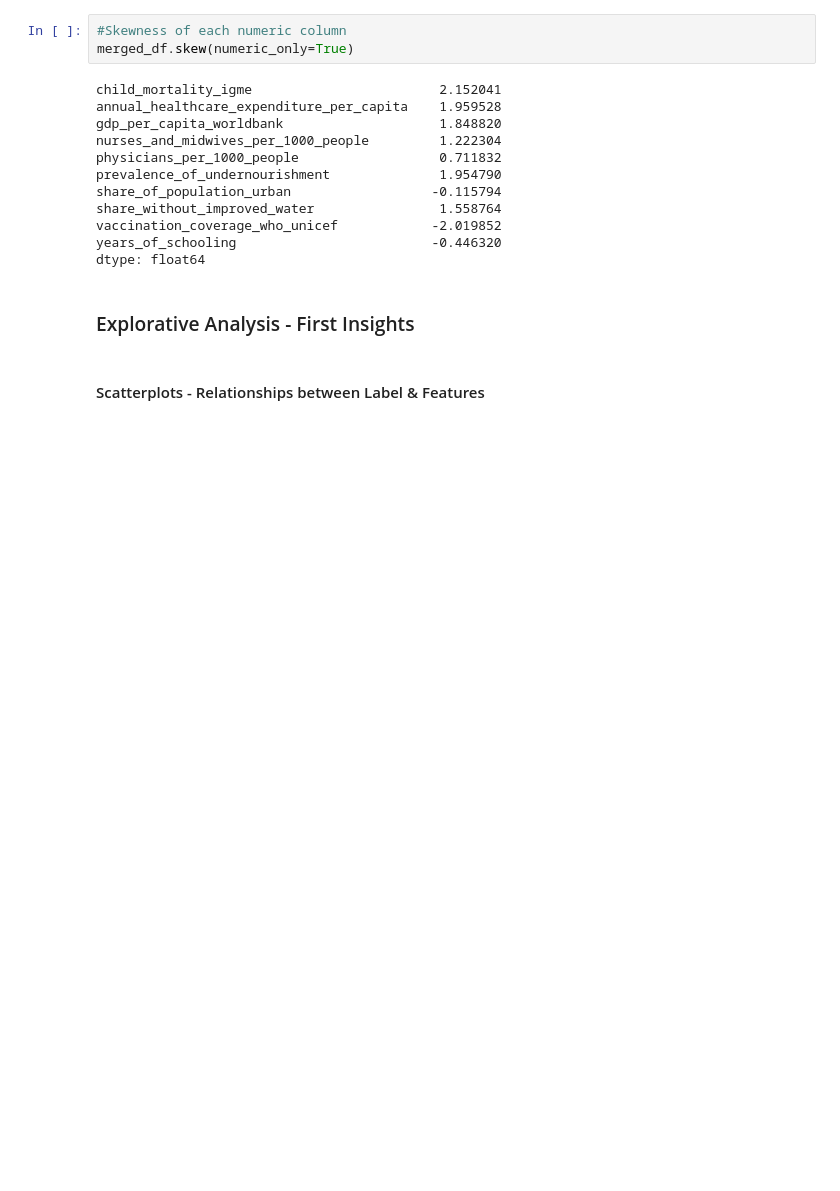
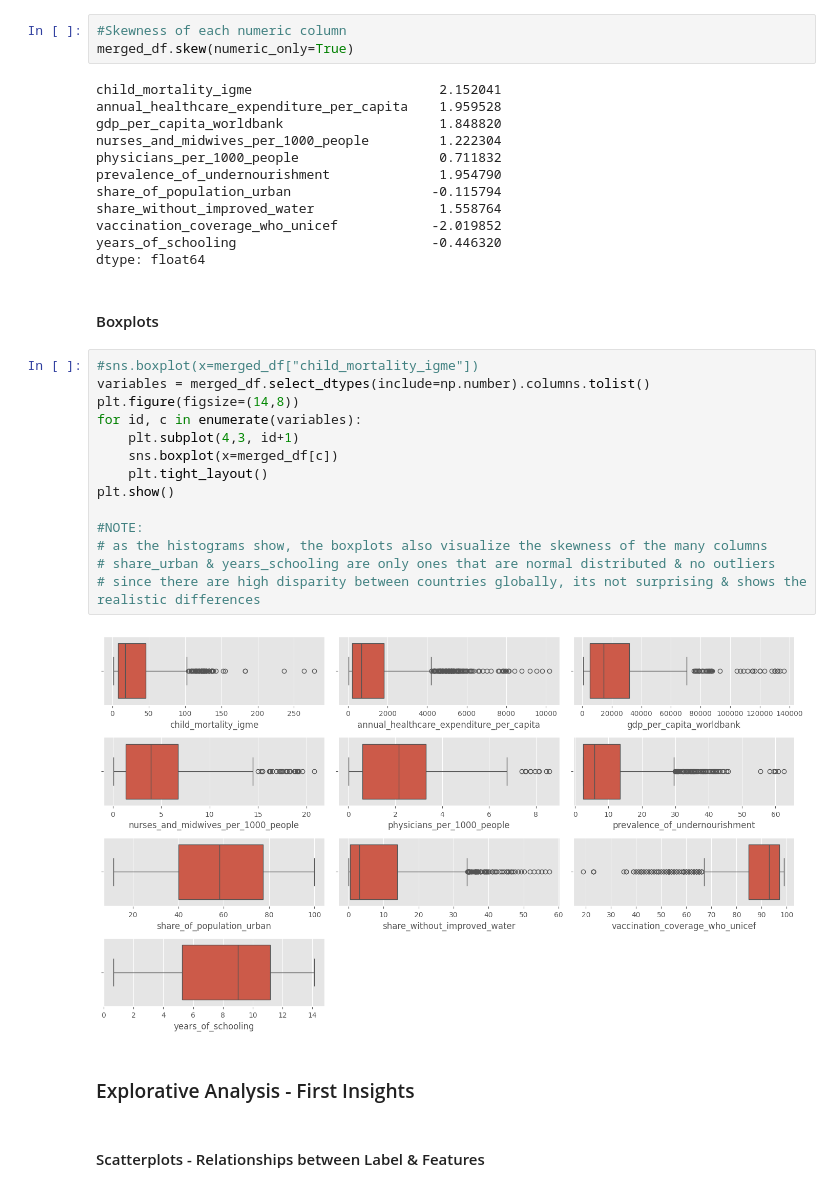
Before and after one commit to HamzahFayad/master_thesis_child_mortality, a Jupyter notebook: 01_notebooks/1_data_exploration.ipynb, the cells around one changed output. Saved outputs shown, nothing was run; the diff lists cells and outputs as text; blank space fills up the shorter version.

```diff
--- a/01_notebooks/1_data_exploration.ipynb
+++ b/01_notebooks/1_data_exploration.ipynb
@@ -109,6 +111,24 @@ share_without_improved_water                1.558764
 vaccination_coverage_who_unicef            -2.019852
 years_of_schooling                         -0.446320
 dtype: float64
+# %% [markdown]
+#### Boxplots
+# %%
+#sns.boxplot(x=merged_df["child_mortality_igme"])
+variables = merged_df.select_dtypes(include=np.number).columns.tolist()
+plt.figure(figsize=(14,8))
+for id, c in enumerate(variables):
+    plt.subplot(4,3, id+1)
+    sns.boxplot(x=merged_df[c])
+    plt.tight_layout()
+plt.show()
+
+#NOTE:
+# as the histograms show, the boxplots also visualize the skewness of the many columns
+# share_urban & years_schooling are only ones that are normal distributed & no outliers
+# since there are high disparity between countries globally, its not surprising & shows the realistic differences
+# %% [output]
+[figure, added]
 # %% [markdown]
 ### Explorative Analysis - First Insights
 # %% [markdown]
```
Also changed, not shown: parts of 6 cells of this notebook, 5 other files.
